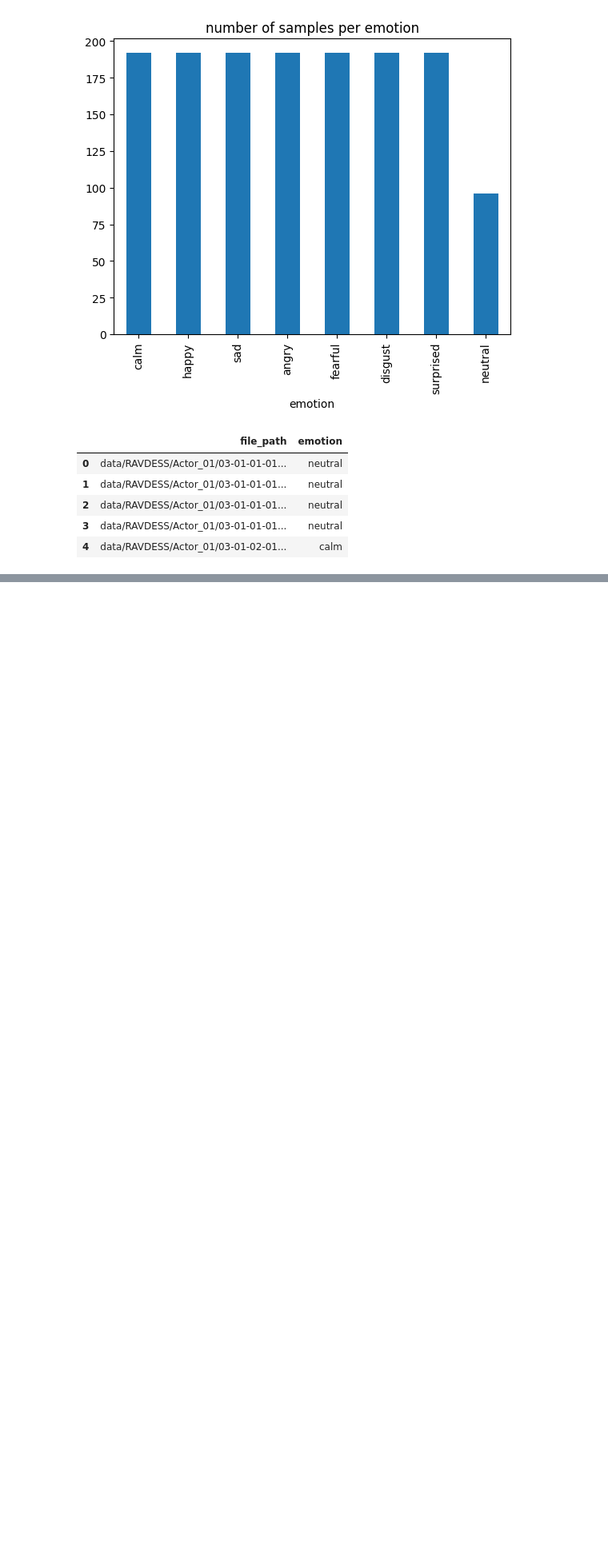
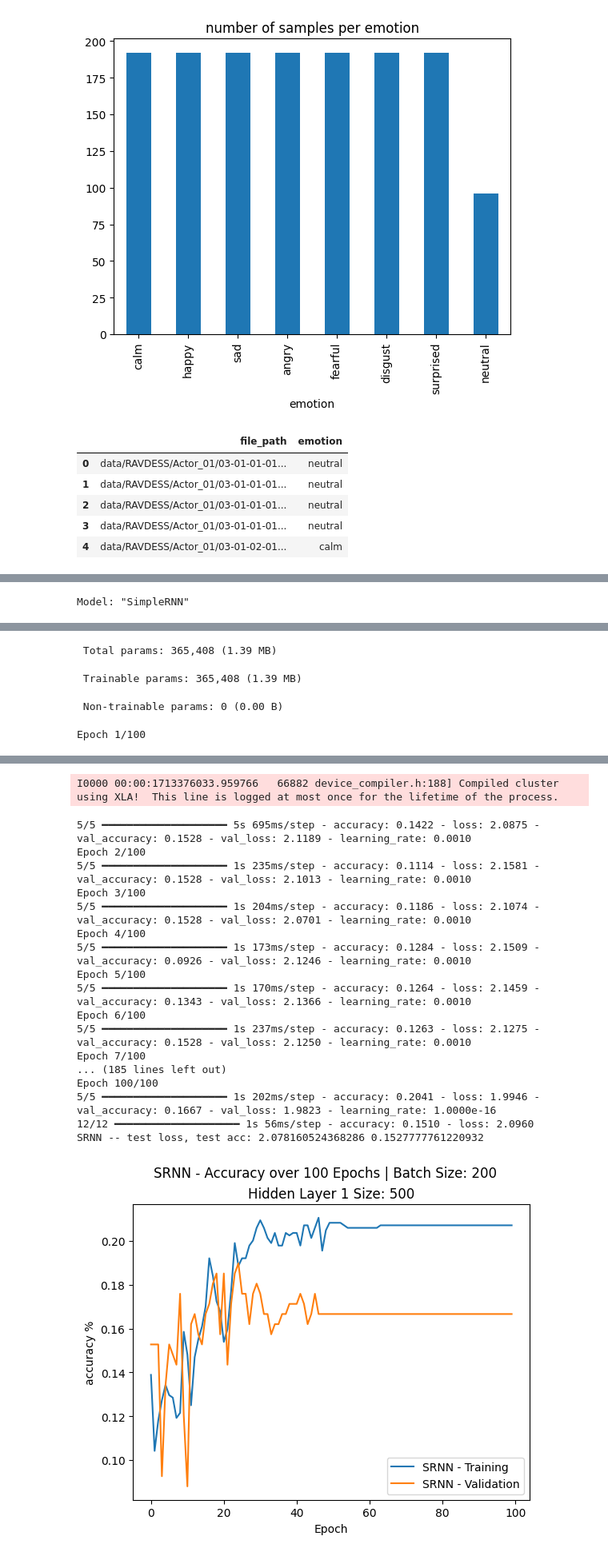
Before and after one commit to turecarlson/SpeechEmotionClassifier, a Jupyter notebook: model/SpeechEmotionClassifier.ipynb, the cells around one changed output, grey strips where cells are left out. Shown at 80% size. Cells and saved outputs as stored; diff of their text form; code cells hidden in the pictures; blank space fills up the shorter version.

```diff
--- a/model/SpeechEmotionClassifier.ipynb
+++ b/model/SpeechEmotionClassifier.ipynb
@@ -358,0 +351,29 @@ GRU -- test loss, test acc: 1.7442278861999512 0.5472221970558167
+# %%
+# SRNN - Simple Recurrent Neural Network
+model_SRNN = keras.models.Sequential()
+
+model_SRNN.name = "SimpleRNN"
+model_SRNN.add(keras.Input(shape=(495, 128)))
+model_SRNN.add(keras.layers.SimpleRNN(num_hidden_1, return_sequences=False))
+# model_SRNN.add(keras.layers.SimpleRNN(num_hidden_2, return_sequences=True))
+model_SRNN.add(keras.layers.Dense(100, activation='relu'))
+model_SRNN.add(keras.layers.Dense(8, activation='sigmoid'))
+model_SRNN.compile(optimizer='adam', loss=keras.losses.CategoricalCrossentropy(), metrics=['accuracy'])
+model_SRNN.summary()
+SRNN_history = model_SRNN.fit(train_features, train_labels, epochs=num_epochs,
+                              batch_size=batch_size, validation_split=val_split,
+                              callbacks=[keras.callbacks.ReduceLROnPlateau(monitor='val_loss',
+                                                                           factor=reduce_lr_on_plateau_factor, patience=reduce_lr_on_plateau_patience)])
+
+test_loss_SRNN, test_acc_SRNN = model_SRNN.evaluate(test_features, test_labels)
+print("SRNN -- test loss, test acc:", test_loss_SRNN, test_acc_SRNN)
+plt.plot(SRNN_history.history['accuracy'], label='SRNN - Training')
+plt.plot(SRNN_history.history['val_accuracy'], label='SRNN - Validation')
+plt.suptitle(f"SRNN - Accuracy over {num_epochs} Epochs | Batch Size: {batch_size}")
+plt.title(f"Hidden Layer 1 Size: {num_hidden_1}")
+plt.ylabel("accuracy %")
+plt.xlabel("Epoch")
+plt.legend()
+plt.show()
+# %% [output]
+Model: "SimpleRNN"
@@ -358,0 +389,4 @@ GRU -- test loss, test acc: 1.7442278861999512 0.5472221970558167
+ Total params: 365,408 (1.39 MB)
+ Trainable params: 365,408 (1.39 MB)
+ Non-trainable params: 0 (0.00 B)
+Epoch 1/100
@@ -359,3 +397,22 @@ GRU -- test loss, test acc: 1.7442278861999512 0.5472221970558167
+I0000 00:00:1713376033.959766   66882 device_compiler.h:188] Compiled cluster using XLA!  This line is logged at most once for the lifetime of the process.
+5/5 ━━━━━━━━━━━━━━━━━━━━ 5s 695ms/step - accuracy: 0.1422 - loss: 2.0875 - val_accuracy: 0.1528 - val_loss: 2.1189 - learning_rate: 0.0010
+Epoch 2/100
+5/5 ━━━━━━━━━━━━━━━━━━━━ 1s 235ms/step - accuracy: 0.1114 - loss: 2.1581 - val_accuracy: 0.1528 - val_loss: 2.1013 - learning_rate: 0.0010
+Epoch 3/100
+5/5 ━━━━━━━━━━━━━━━━━━━━ 1s 204ms/step - accuracy: 0.1186 - loss: 2.1074 - val_accuracy: 0.1528 - val_loss: 2.0701 - learning_rate: 0.0010
+Epoch 4/100
+5/5 ━━━━━━━━━━━━━━━━━━━━ 1s 173ms/step - accuracy: 0.1284 - loss: 2.1509 - val_accuracy: 0.0926 - val_loss: 2.1246 - learning_rate: 0.0010
+Epoch 5/100
+5/5 ━━━━━━━━━━━━━━━━━━━━ 1s 170ms/step - accuracy: 0.1264 - loss: 2.1459 - val_accuracy: 0.1343 - val_loss: 2.1366 - learning_rate: 0.0010
+Epoch 6/100
+5/5 ━━━━━━━━━━━━━━━━━━━━ 1s 237ms/step - accuracy: 0.1263 - loss: 2.1275 - val_accuracy: 0.1528 - val_loss: 2.1250 - learning_rate: 0.0010
+Epoch 7/100
+... (185 lines left out)
+Epoch 100/100
+5/5 ━━━━━━━━━━━━━━━━━━━━ 1s 202ms/step - accuracy: 0.2041 - loss: 1.9946 - val_accuracy: 0.1667 - val_loss: 1.9823 - learning_rate: 1.0000e-16
+12/12 ━━━━━━━━━━━━━━━━━━━━ 1s 56ms/step - accuracy: 0.1510 - loss: 2.0960
+SRNN -- test loss, test acc: 2.078160524368286 0.1527777761220932
+[figure, added]
 # %%
 # plotting accuracy over time
 # plt.plot(1/8, label='Random Guess')
```
Also changed, not shown: parts of 4 cells of this notebook.
